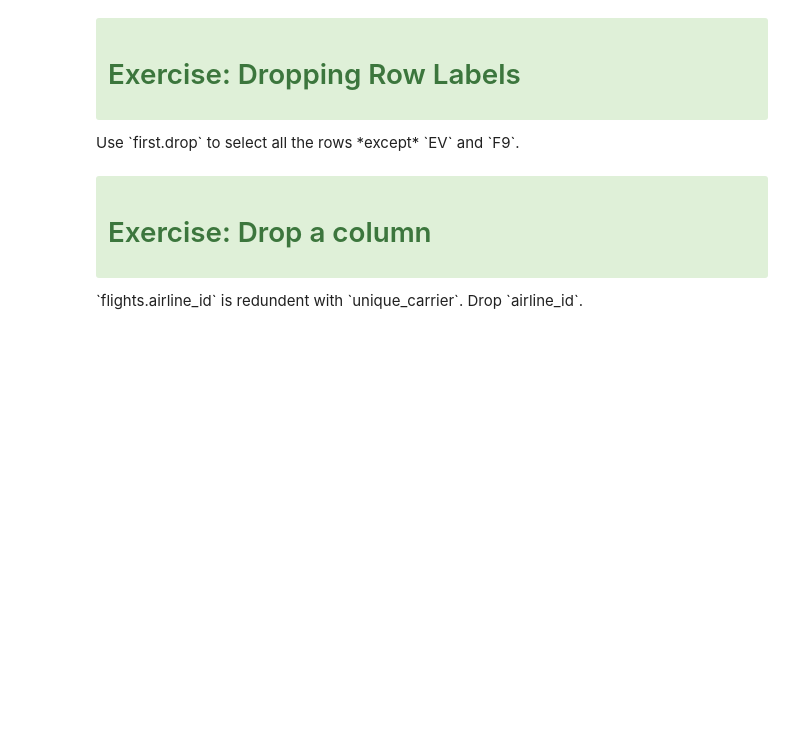
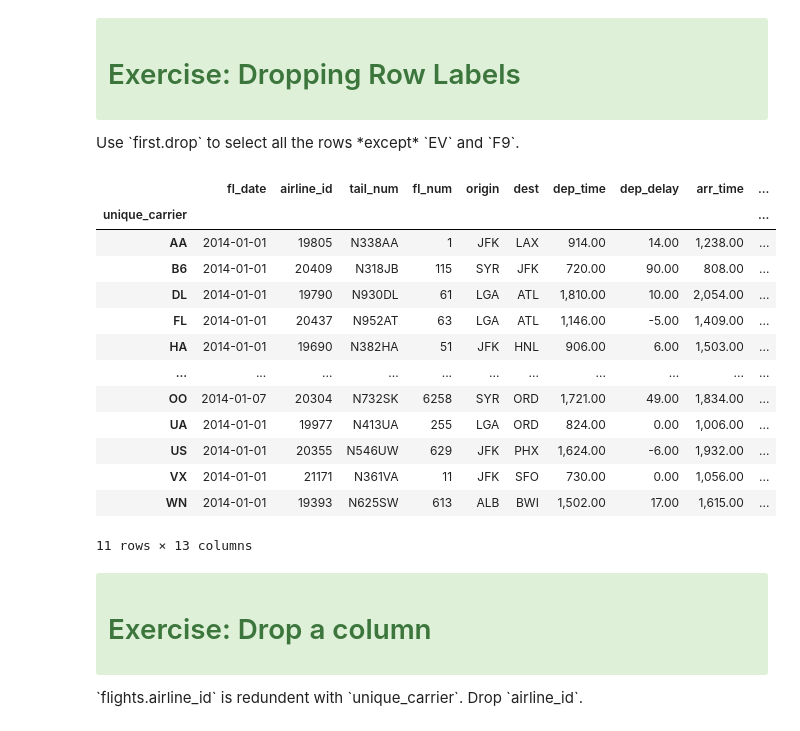
Before and after one commit to netantman/python, a Jupyter notebook: pandas/01-Indexing.ipynb, the cells around one changed output. Saved outputs shown, nothing was run; the diff lists cells and outputs as text; code cells hidden in the pictures; blank space fills up the shorter version.

```diff
--- a/pandas/01-Indexing.ipynb
+++ b/pandas/01-Indexing.ipynb
@@ -442,3 +706,19 @@ axis : int or axis name
 <p>Use `first.drop` to select all the rows *except* `EV` and `F9`.</p>
 # %%
 # Your code here
+first.drop(['EV', 'F9'])
+# %% [output]
+|  | fl_date | airline_id | tail_num | fl_num | origin | dest | dep_time | dep_delay | arr_time | ... |
+| unique_carrier |  |  |  |  |  |  |  |  |  | ... |
+| AA | 2014-01-01 | 19805 | N338AA | 1 | JFK | LAX | 914.00 | 14.00 | 1,238.00 | ... |
+| B6 | 2014-01-01 | 20409 | N318JB | 115 | SYR | JFK | 720.00 | 90.00 | 808.00 | ... |
+| DL | 2014-01-01 | 19790 | N930DL | 61 | LGA | ATL | 1,810.00 | 10.00 | 2,054.00 | ... |
+| FL | 2014-01-01 | 20437 | N952AT | 63 | LGA | ATL | 1,146.00 | -5.00 | 1,409.00 | ... |
+| HA | 2014-01-01 | 19690 | N382HA | 51 | JFK | HNL | 906.00 | 6.00 | 1,503.00 | ... |
+| ... | ... | ... | ... | ... | ... | ... | ... | ... | ... | ... |
+| OO | 2014-01-07 | 20304 | N732SK | 6258 | SYR | ORD | 1,721.00 | 49.00 | 1,834.00 | ... |
+| UA | 2014-01-01 | 19977 | N413UA | 255 | LGA | ORD | 824.00 | 0.00 | 1,006.00 | ... |
+| US | 2014-01-01 | 20355 | N546UW | 629 | JFK | PHX | 1,624.00 | -6.00 | 1,932.00 | ... |
+| VX | 2014-01-01 | 21171 | N361VA | 11 | JFK | SFO | 730.00 | 0.00 | 1,056.00 | ... |
+| WN | 2014-01-01 | 19393 | N625SW | 613 | ALB | BWI | 1,502.00 | 17.00 | 1,615.00 | ... |
+11 rows × 13 columns
```
Also changed, not shown: parts of 75 cells of this notebook, 1 other file.
